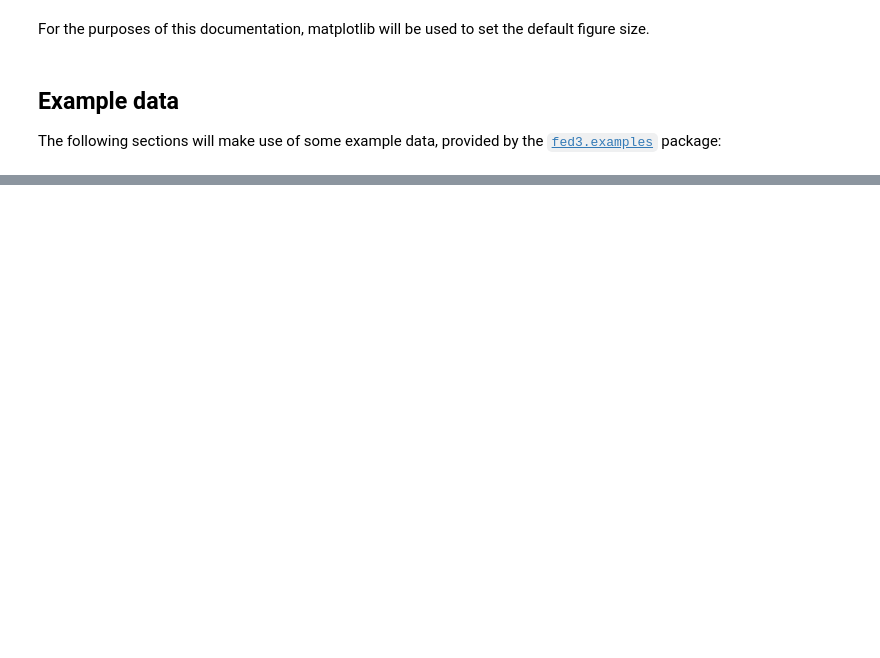
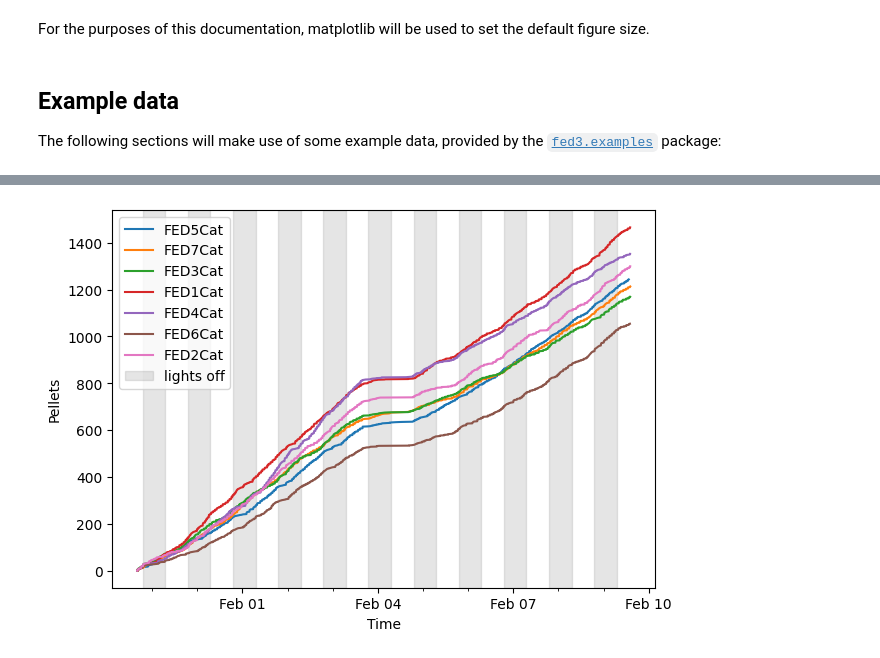
Before and after one commit to earnestt1234/fed3, a Jupyter notebook: docs/plots_getting_started.ipynb, the cells around one changed output, grey strips where cells are left out. Drawn from its saved outputs; the diff is of its cells as text; code cells hidden in the pictures; blank space fills up the shorter version.

```diff
--- a/docs/plots_getting_started.ipynb
+++ b/docs/plots_getting_started.ipynb
@@ -46,0 +47,4 @@ fig = fplot.line(f, y='rt') # retrieval time
+# %%
+fig = fplot.line(feds=fedlist, y='pellets')
+# %% [output]
+[figure, added]
```
Also changed, not shown: parts of 9 cells of this notebook.
